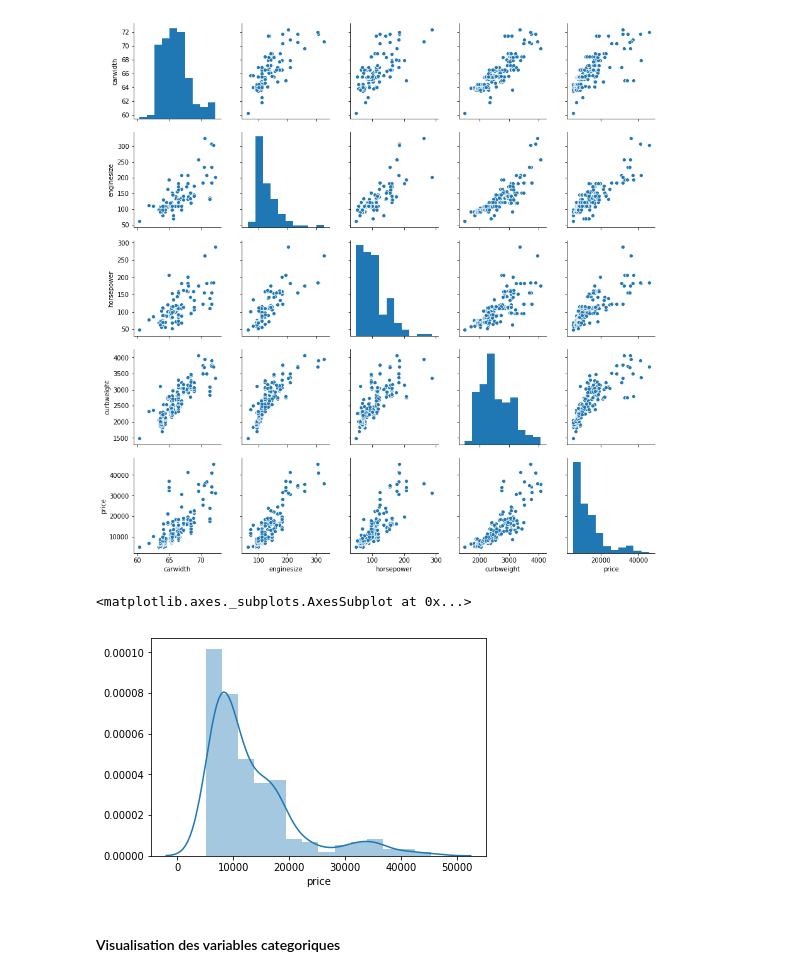
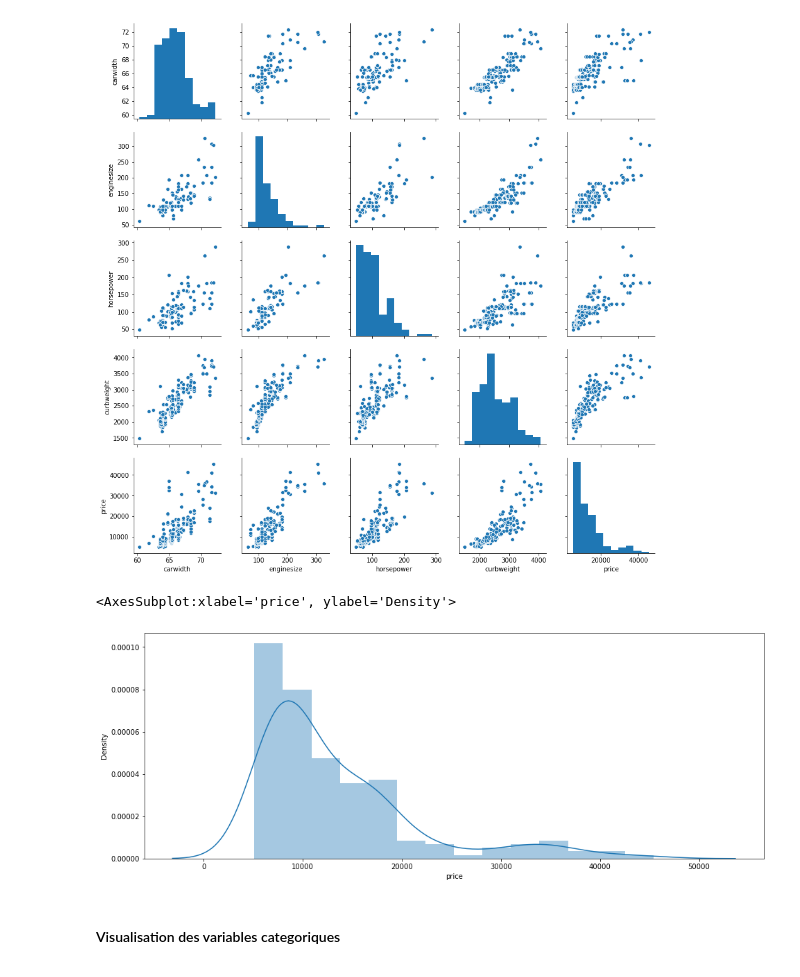
Before and after one commit to Adinalahoum/Data-Science-Project, a Jupyter notebook: 3)Price of car prediction/Projet_final.ipynb, the cells around one changed output. Saved outputs shown, nothing was run; the diff lists cells and outputs as text; code cells hidden in the pictures.

```diff
--- a/3)Price of car prediction/Projet_final.ipynb
+++ b/3)Price of car prediction/Projet_final.ipynb
@@ -150,10 +153,11 @@ sns.pairplot(df[numerical])
 <seaborn.axisgrid.PairGrid at 0x...>
 [figure]
 # %%
+plt.figure(figsize=(16, 6))
 sns.distplot(df["price"])
 # %% [output]
-<matplotlib.axes._subplots.AxesSubplot at 0x...>
+<AxesSubplot:xlabel='price', ylabel='Density'>
-[figure, old version]
+[figure, new version]
 # %% [markdown]
 #### Visualisation des variables categoriques
 # %%
```
Also changed, not shown: parts of 32 cells of this notebook.
